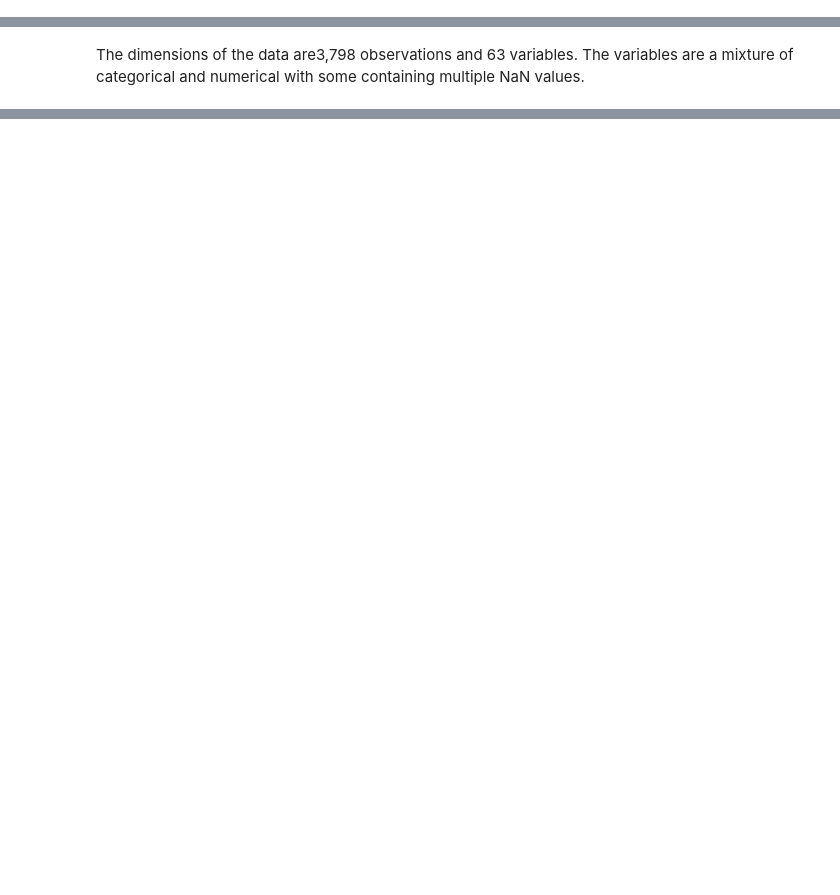
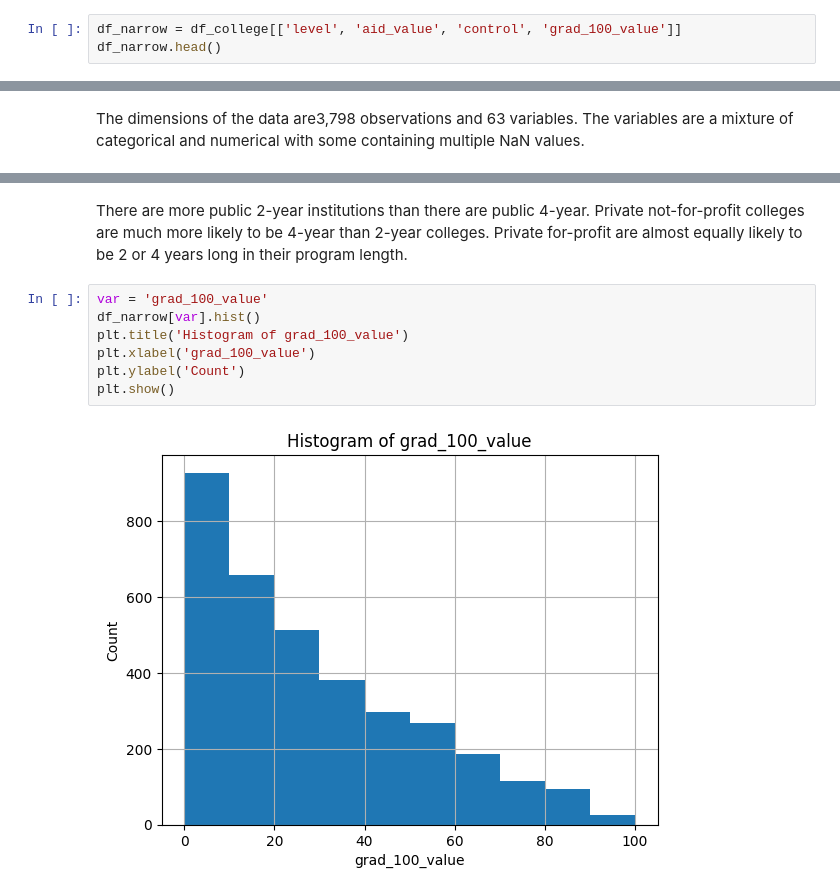
Before and after one commit to eaa3ug/visualization_assignment, a Jupyter notebook: assignment.ipynb, the cells around one changed output, grey strips where cells are left out. Cells and saved outputs as stored; diff of their text form; blank space fills up the shorter version.

```diff
--- a/assignment.ipynb
+++ b/assignment.ipynb
@@ -88,3 +88,6 @@ Length: 63, dtype: object
 | 3 | 3 | 100706 | University of Alabama at Huntsville | Huntsville | Alabama | 4-year | Public | Research Universities--very high ... | NaN | NaN | ... | ... |
 | 4 | 4 | 100724 | Alabama State University | Montgomery | Alabama | 4-year | Public | Masters Colleges and Universities... | X | NaN | ... | ... |
 5 rows × 63 columns
+# %%
+df_narrow = df_college[['level', 'aid_value', 'control', 'grad_100_value']]
+df_narrow.head()
@@ -92,0 +111,11 @@ The dimensions of the data are3,798 observations and 63 variables. The variables
+# %% [markdown]
+There are more public 2-year institutions than there are public 4-year. Private not-for-profit colleges are much more likely to be 4-year than 2-year colleges. Private for-profit are almost equally likely to be 2 or 4 years long in their program length.
+# %%
+var = 'grad_100_value'
+df_narrow[var].hist()
+plt.title('Histogram of grad_100_value')
+plt.xlabel('grad_100_value')
+plt.ylabel('Count')
+plt.show()
+# %% [output]
+[figure, added]
```
Also changed, not shown: parts of 5 cells of this notebook.
